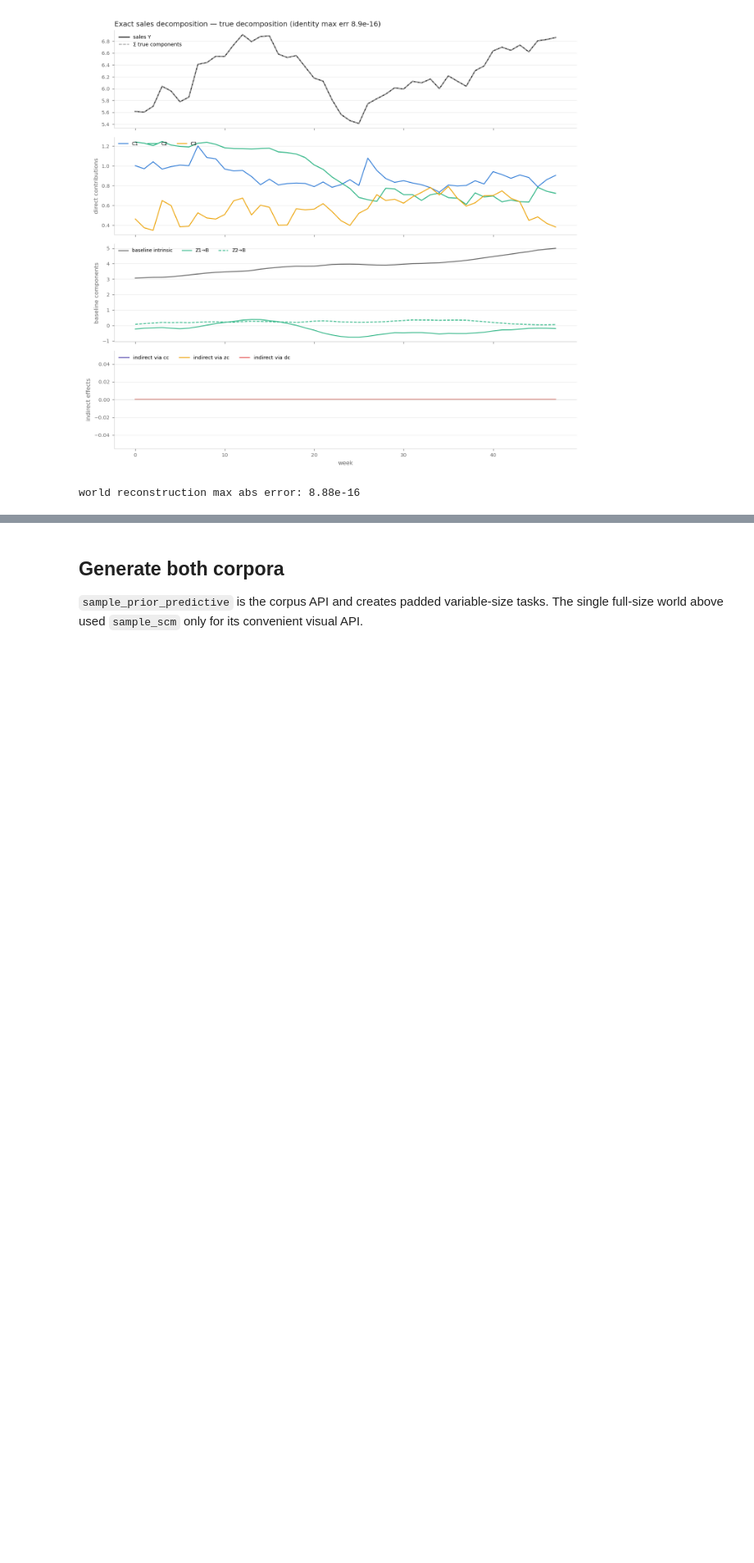
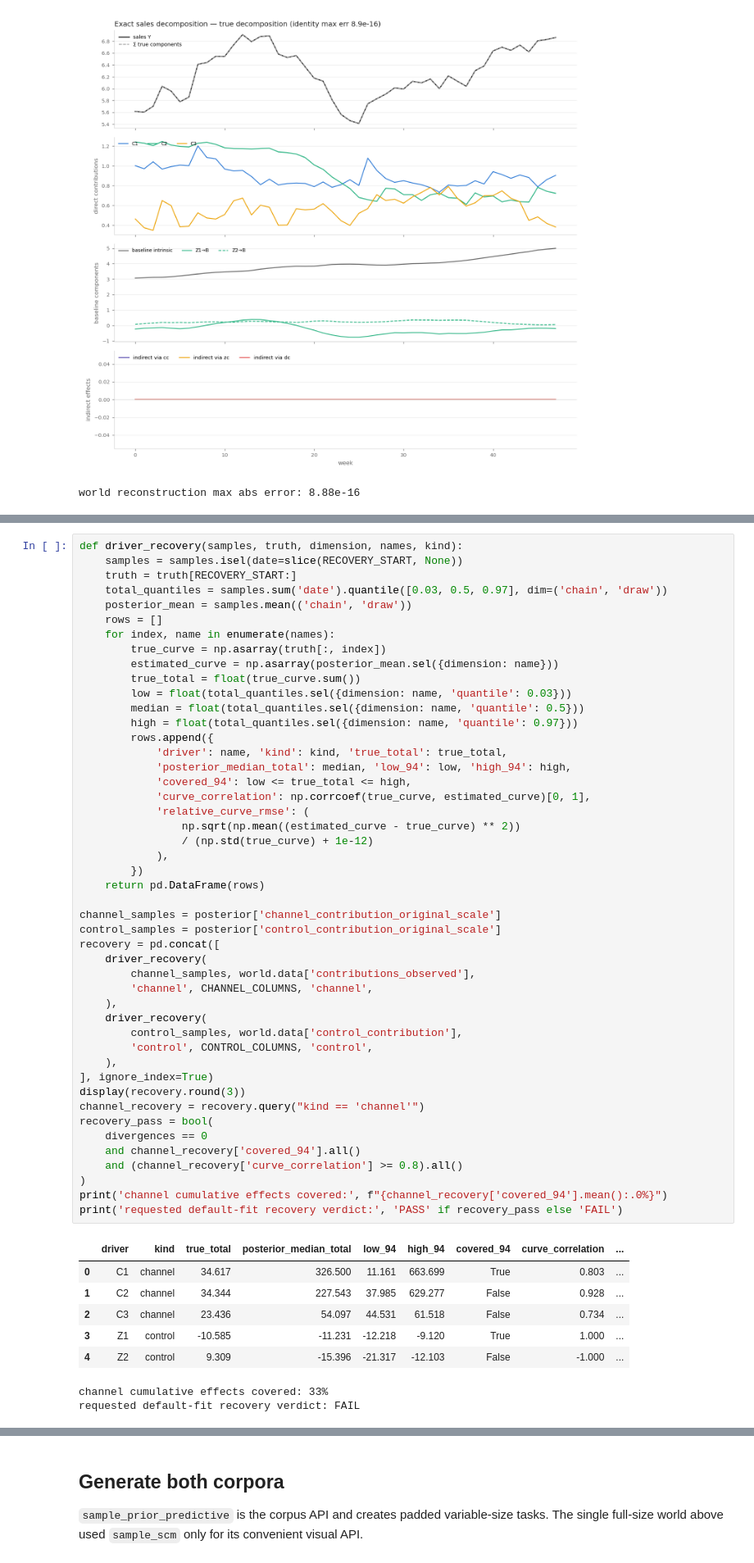
Before and after one commit to pymc-labs/pymc-generator, a Jupyter notebook: docs/examples/simple-model.ipynb, the cells around one changed output, grey strips where cells are left out. Shown at 82% size. Cells and saved outputs as stored; diff of their text form; blank space fills up the shorter version.

```diff
--- a/docs/examples/simple-model.ipynb
+++ b/docs/examples/simple-model.ipynb
@@ -176,0 +248,56 @@ world reconstruction max abs error: 8.88e-16
+# %%
+def driver_recovery(samples, truth, dimension, names, kind):
+    samples = samples.isel(date=slice(RECOVERY_START, None))
+    truth = truth[RECOVERY_START:]
+    total_quantiles = samples.sum('date').quantile([0.03, 0.5, 0.97], dim=('chain', 'draw'))
+    posterior_mean = samples.mean(('chain', 'draw'))
+    rows = []
+    for index, name in enumerate(names):
+        true_curve = np.asarray(truth[:, index])
+        estimated_curve = np.asarray(posterior_mean.sel({dimension: name}))
+        true_total = float(true_curve.sum())
+        low = float(total_quantiles.sel({dimension: name, 'quantile': 0.03}))
+        median = float(total_quantiles.sel({dimension: name, 'quantile': 0.5}))
+        high = float(total_quantiles.sel({dimension: name, 'quantile': 0.97}))
+        rows.append({
+            'driver': name, 'kind': kind, 'true_total': true_total,
+            'posterior_median_total': median, 'low_94': low, 'high_94': high,
+            'covered_94': low <= true_total <= high,
+            'curve_correlation': np.corrcoef(true_curve, estimated_curve)[0, 1],
+            'relative_curve_rmse': (
+                np.sqrt(np.mean((estimated_curve - true_curve) ** 2))
+                / (np.std(true_curve) + 1e-12)
+            ),
+        })
+    return pd.DataFrame(rows)
+
+channel_samples = posterior['channel_contribution_original_scale']
+control_samples = posterior['control_contribution_original_scale']
+recovery = pd.concat([
+    driver_recovery(
+        channel_samples, world.data['contributions_observed'],
+        'channel', CHANNEL_COLUMNS, 'channel',
+    ),
+    driver_recovery(
+        control_samples, world.data['control_contribution'],
+        'control', CONTROL_COLUMNS, 'control',
+    ),
+], ignore_index=True)
+display(recovery.round(3))
+channel_recovery = recovery.query("kind == 'channel'")
+recovery_pass = bool(
+    divergences == 0
+    and channel_recovery['covered_94'].all()
+    and (channel_recovery['curve_correlation'] >= 0.8).all()
+)
+print('channel cumulative effects covered:', f"{channel_recovery['covered_94'].mean():.0%}")
+print('requested default-fit recovery verdict:', 'PASS' if recovery_pass else 'FAIL')
+# %% [output]
+|  | driver | kind | true_total | posterior_median_total | low_94 | high_94 | covered_94 | curve_correlation | ... |
+| 0 | C1 | channel | 34.617 | 326.500 | 11.161 | 663.699 | True | 0.803 | ... |
+| 1 | C2 | channel | 34.344 | 227.543 | 37.985 | 629.277 | False | 0.928 | ... |
+| 2 | C3 | channel | 23.436 | 54.097 | 44.531 | 61.518 | False | 0.734 | ... |
+| 3 | Z1 | control | -10.585 | -11.231 | -12.218 | -9.120 | True | 1.000 | ... |
+| 4 | Z2 | control | 9.309 | -15.396 | -21.317 | -12.103 | False | -1.000 | ... |
+channel cumulative effects covered: 33%
+requested default-fit recovery verdict: FAIL
```
Also changed, not shown: parts of 8 cells of this notebook, 2 other files.
